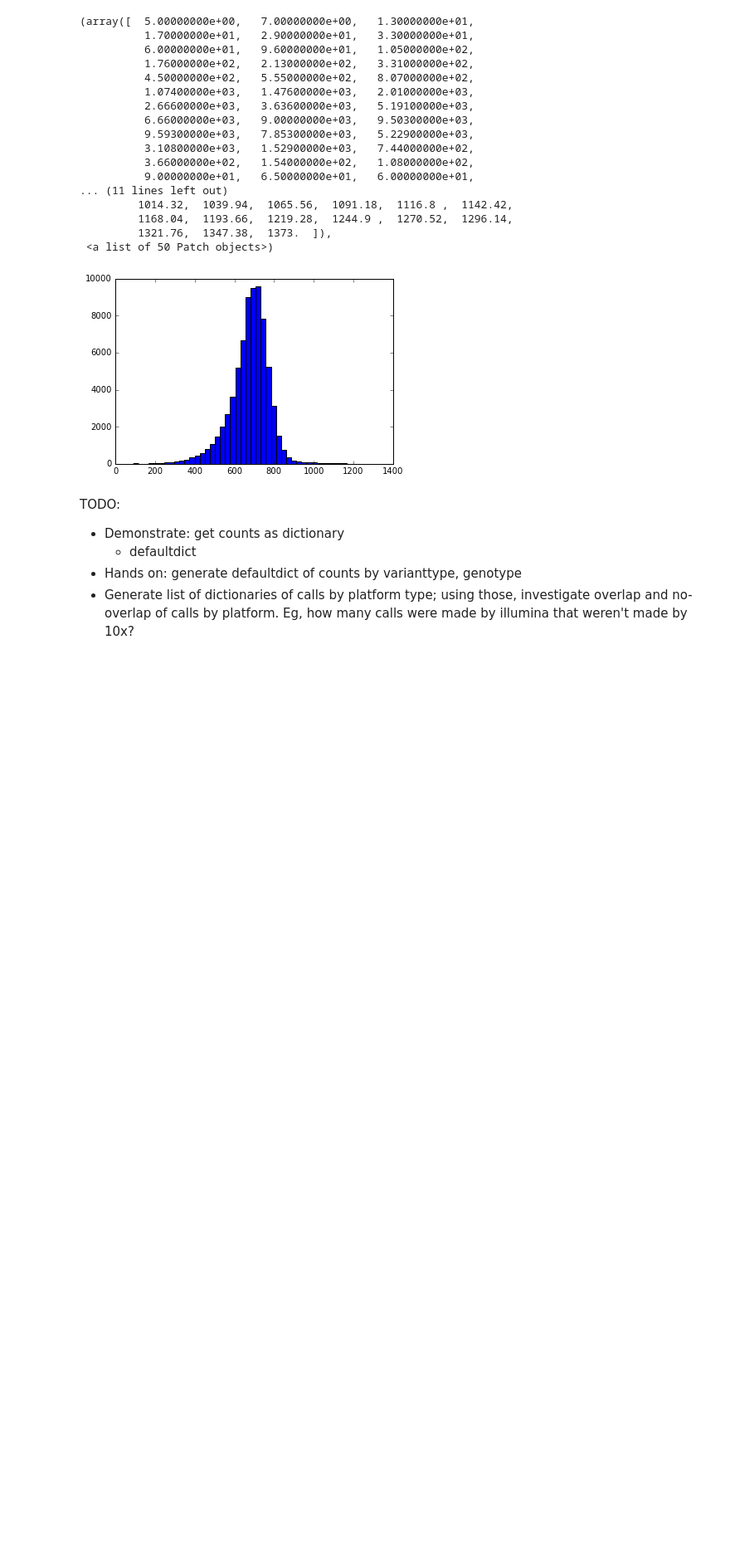
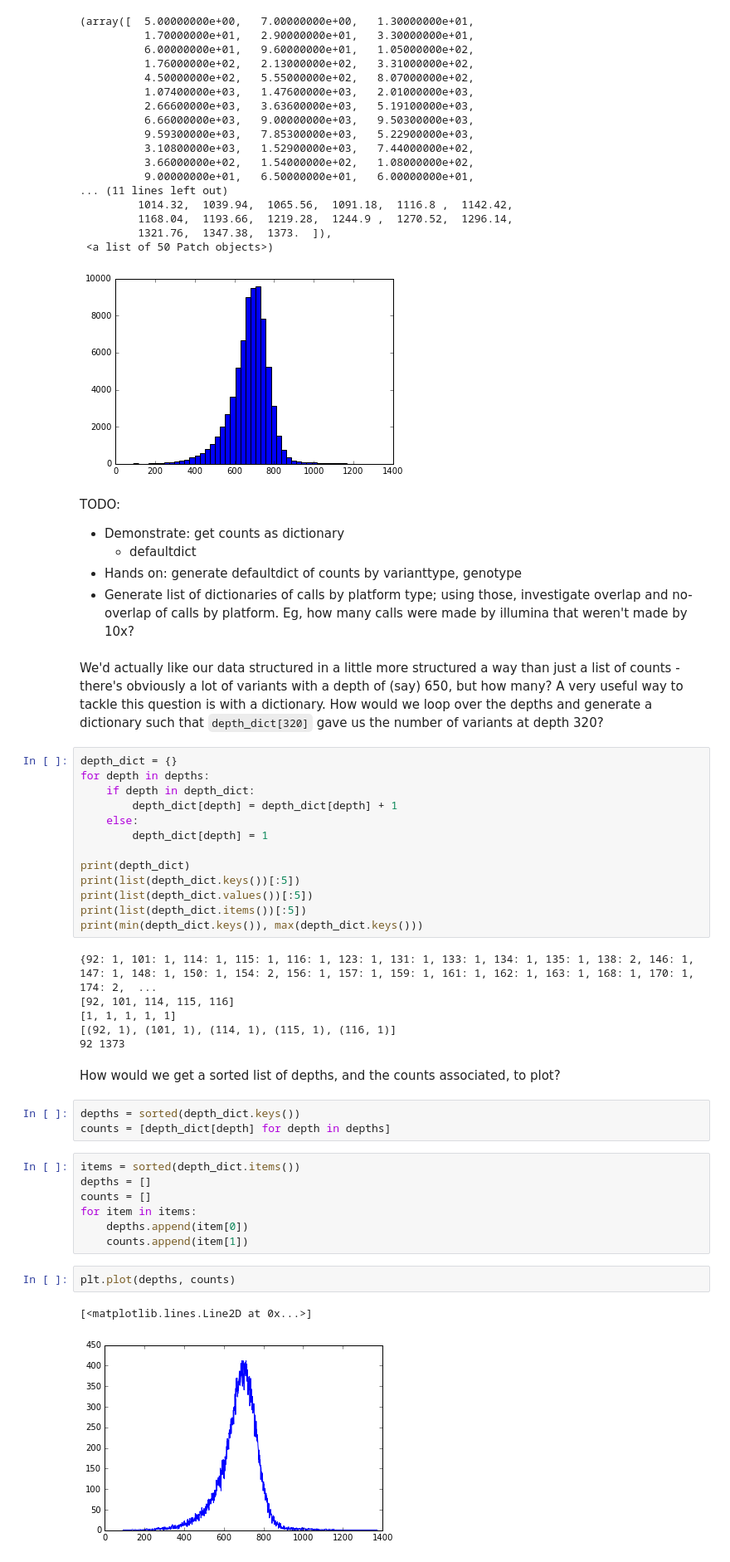
Before and after one commit to ljdursi/mon_py_wrkshp, a Jupyter notebook: pyvcf.ipynb, the cells around one changed output. Shown at 83% size. Drawn from its saved outputs; the diff is of its cells as text; blank space fills up the shorter version.

```diff
--- a/pyvcf.ipynb
+++ b/pyvcf.ipynb
@@ -151,3 +159,42 @@ TODO:
     * defaultdict
 * Hands on: generate defaultdict of counts by varianttype, genotype
 * Generate list of dictionaries of calls by platform type; using those, investigate overlap and no-overlap of calls by platform.  Eg, how many calls were made by illumina that weren't made by 10x?
+# %% [markdown]
+We'd actually like our data structured in a little more structured a way than just a list of counts - there's obviously a lot of variants with a depth of (say) 650, but how many?  A very useful way to tackle this question
+is with a dictionary.  How would we loop over the depths and generate a dictionary such that `depth_dict[320]` gave us the number of variants at depth 320?
+# %%
+depth_dict = {}
+for depth in depths:
+    if depth in depth_dict:
+        depth_dict[depth] = depth_dict[depth] + 1
+    else:
+        depth_dict[depth] = 1
+
+print(depth_dict)
+print(list(depth_dict.keys())[:5])
+print(list(depth_dict.values())[:5])
+print(list(depth_dict.items())[:5])
+print(min(depth_dict.keys()), max(depth_dict.keys()))
+# %% [output]
+{92: 1, 101: 1, 114: 1, 115: 1, 116: 1, 123: 1, 131: 1, 133: 1, 134: 1, 135: 1, 138: 2, 146: 1, 147: 1, 148: 1, 150: 1, 154: 2, 156: 1, 157: 1, 159: 1, 161: 1, 162: 1, 163: 1, 168: 1, 170: 1, 174: 2,  ...
+[92, 101, 114, 115, 116]
+[1, 1, 1, 1, 1]
+[(92, 1), (101, 1), (114, 1), (115, 1), (116, 1)]
+92 1373
+# %% [markdown]
+How would we get a sorted list of depths, and the counts associated, to plot?
+# %%
+depths = sorted(depth_dict.keys())
+counts = [depth_dict[depth] for depth in depths]
+# %%
+items = sorted(depth_dict.items())
+depths = []
+counts = []
+for item in items:
+    depths.append(item[0])
+    counts.append(item[1])
+# %%
+plt.plot(depths, counts)
+# %% [output]
+[<matplotlib.lines.Line2D at 0x...>]
+[figure, added]
```
Also changed, not shown: parts of 17 cells of this notebook.
